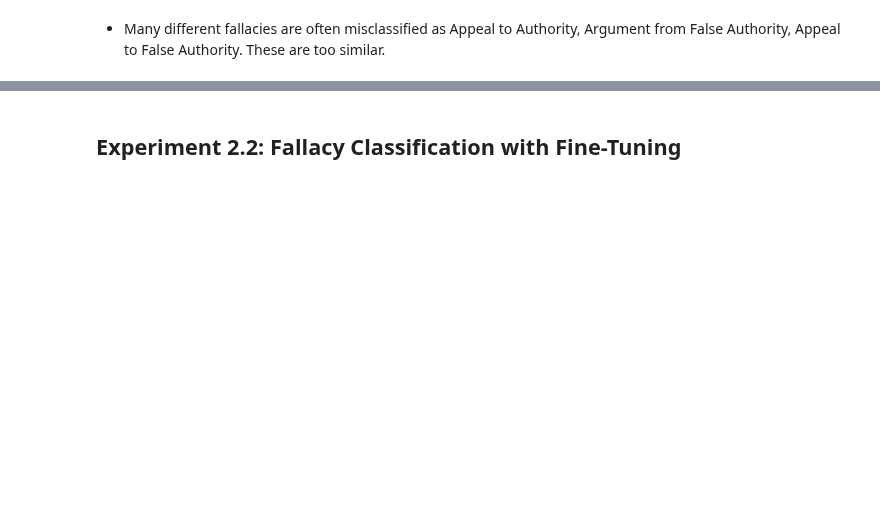
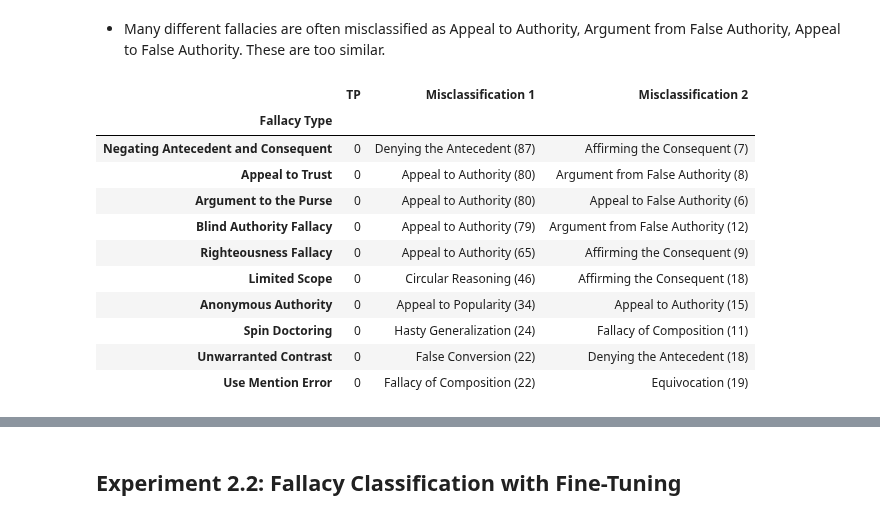
Before and after one commit to aimfeld/fallacy-detection, a Jupyter notebook: fallacy_classification.ipynb, the cells around one changed output, grey strips where cells are left out. Cells and saved outputs as stored; diff of their text form; code cells hidden in the pictures; blank space fills up the shorter version.

```diff
--- a/fallacy_classification.ipynb
+++ b/fallacy_classification.ipynb
@@ -444,2 +442,30 @@ df_fallacy_misclassifications_e21.sort_values(['fn', 'count_1'], ascending=False
 # %% [markdown]
 - Many different fallacies are often misclassified as Appeal to Authority, Argument from False Authority, Appeal to False Authority. These are too similar.
+# %%
+# Create LaTeX table
+df_latex = df_fallacy_misclassifications_e21.copy()
+df_latex['misclassification_1'] = df_latex.apply(lambda row: f"{row['misclassification_1']} ({row['count_1']})", axis=1)
+df_latex['misclassification_2'] = df_latex.apply(lambda row: f"{row['misclassification_2']} ({row['count_2']})", axis=1)
+col_labels = {
+    'tp': 'TP',
+    'misclassification_1': 'Misclassification 1',
+    'misclassification_2': 'Misclassification 2',
+}
+df_latex = df_latex[col_labels.keys()]
+df_latex.columns = col_labels.values()
+df_latex.index.name = 'Fallacy Type'
+df_latex = df_latex.head(10)
+df_latex
+# %% [output]
+|  | TP | Misclassification 1 | Misclassification 2 |
+| Fallacy Type |  |  |  |
+| Negating Antecedent and Consequent | 0 | Denying the Antecedent (87) | Affirming the Consequent (7) |
+| Appeal to Trust | 0 | Appeal to Authority (80) | Argument from False Authority (8) |
+| Argument to the Purse | 0 | Appeal to Authority (80) | Appeal to False Authority (6) |
+| Blind Authority Fallacy | 0 | Appeal to Authority (79) | Argument from False Authority (12) |
+| Righteousness Fallacy | 0 | Appeal to Authority (65) | Affirming the Consequent (9) |
+| Limited Scope | 0 | Circular Reasoning (46) | Affirming the Consequent (18) |
+| Anonymous Authority | 0 | Appeal to Popularity (34) | Appeal to Authority (15) |
+| Spin Doctoring | 0 | Hasty Generalization (24) | Fallacy of Composition (11) |
+| Unwarranted Contrast | 0 | False Conversion (22) | Denying the Antecedent (18) |
+| Use Mention Error | 0 | Fallacy of Composition (22) | Equivocation (19) |
```
Also changed, not shown: parts of 8 cells of this notebook.
